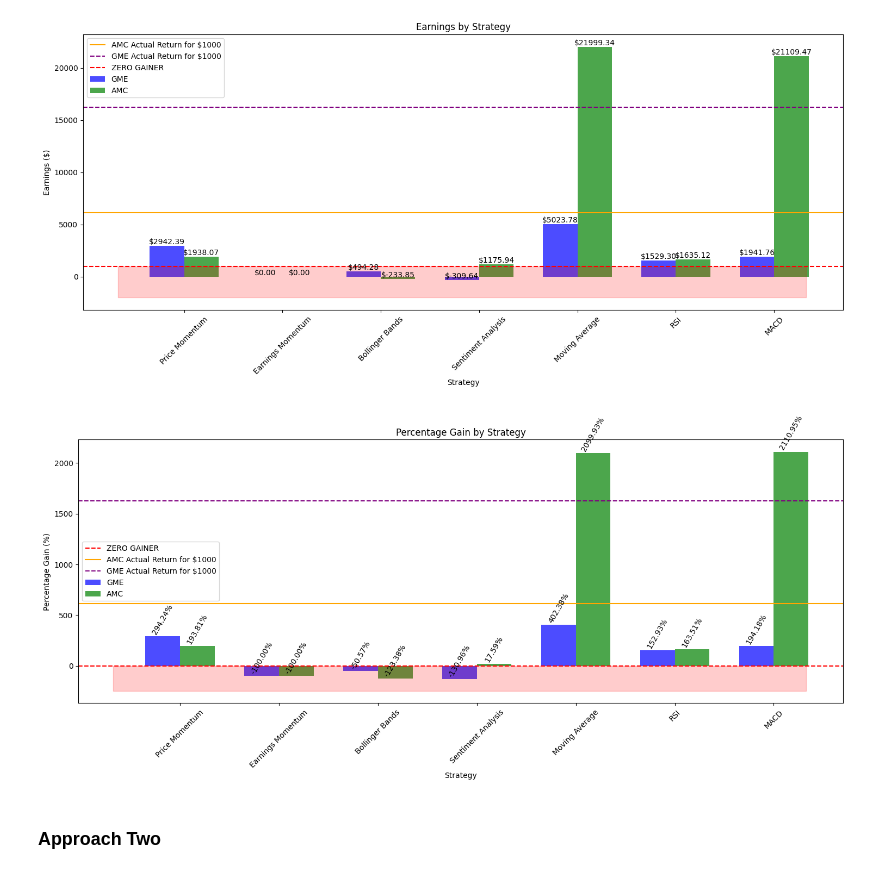
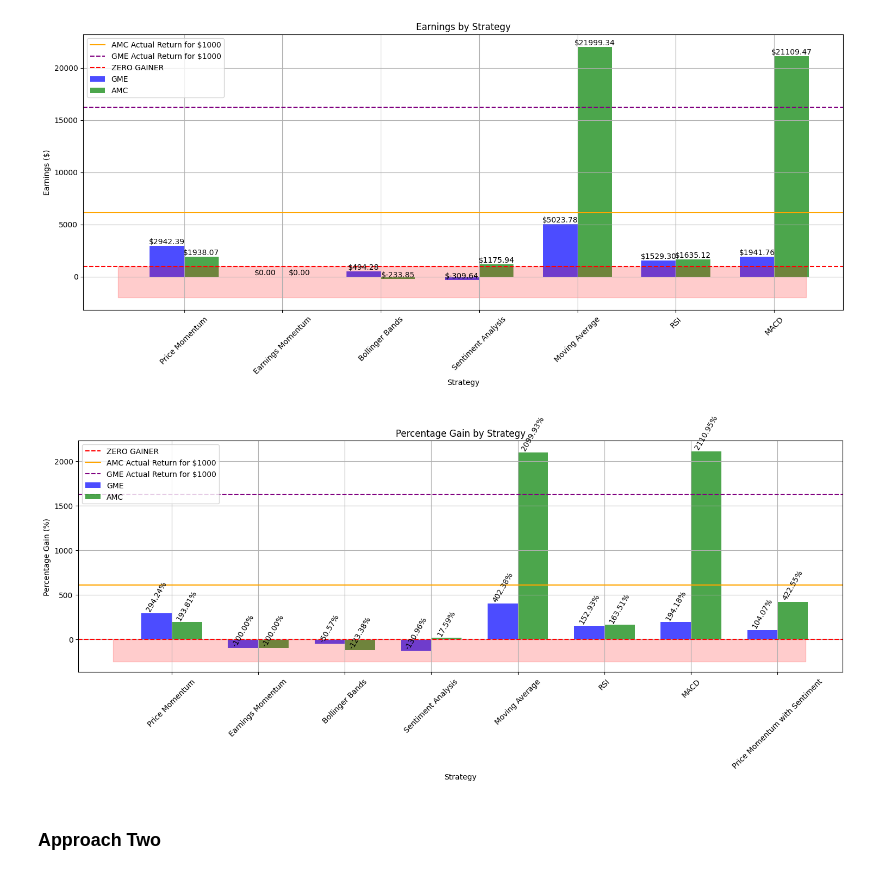
Before and after one commit to AmiraliLalehpour/MMAI-823-Final-Project, a Jupyter notebook: Amir/temp.ipynb, the cells around one changed output. Drawn from its saved outputs; the diff is of its cells as text; code cells hidden in the pictures.

```diff
--- a/Amir/temp.ipynb
+++ b/Amir/temp.ipynb
@@ -1208,6 +1201,7 @@ for i, symbol in enumerate(stockList):
     plt.axvline(pd.Timestamp(sent_endDate), color='y', linestyle='--', label='End Date')
     ax1.set_ylabel('Price')
     ax1.set_title(f'{symbol} Price and RSI')
+    plt.grid(True)
 
     # Plotting RSI
     ax2 = plt.subplot(len(stockList)*2, 1, i*2+2, sharex=ax1)
@@ -1220,6 +1214,7 @@ for i, symbol in enumerate(stockList):
     ax2.scatter(df[df[f'RSI_Signal_{symbol}'] == -1].index, df[('RSI', symbol)][df[f'RSI_Signal_{symbol}'] == -1], marker='v', color='r', label='Sell Signal', s=100)
     ax2.set_ylim([0,100])
     ax2.set_ylabel('RSI')
+    plt.grid(True)
 
 plt.tight_layout()
 plt.show()
@@ -1364,6 +1359,7 @@ for symbol in stockList:
 
     # Set Title and Legend
     plt.title(f'{symbol} Close Price, MACD and Signal Line')
+    plt.grid(True)
     plt.legend()
 
     plt.tight_layout()
@@ -1477,4 +1473,4 @@ first_aproach_earnings = [earnings_PM, earnings_momentum, earnings_bollinger, ea
 
 first_aproach_Percentage_gains = [percentage_gains_PM, percentage_gains_momentum,
                  percentage_gains_bollinger, percentage_gains_sent, percentage_gains_ma,
-                percentage_gains_rsi, percentage_gains_macd]
+                percentage_gains_rsi, percentage_gains_macd, {'GME':104.07, 'AMC':422.55}]
@@ -1526,7 +1533,7 @@ avg_percentage_gains_AMC = [d['AMC'] for d in first_aproach_Percentage_gains]
 
 # List of strategies
 strategies = ['Price Momentum', 'Earnings Momentum', 'Bollinger Bands', 'Sentiment Analysis',
-              'Moving Average', 'RSI', 'MACD']
+              'Moving Average', 'RSI', 'MACD', 'Price Momentum with Sentiment']
 
 
 # Plotting the percentage gains for GME and AMC
@@ -1539,34 +1546,35 @@ bar1 = plt.bar(index, avg_percentage_gains_GME, bar_width, label='GME', color='b
 bar2 = plt.bar([i+bar_width for i in index], avg_percentage_gains_AMC, bar_width, label='AMC', color='green', alpha=0.7)
 
 # Add labels on top of each bar
 label_offset = 5  # this value will determine how much higher the labels are placed
 font_size = 10     # determines the font size of the labels
 
 for i, rect in enumerate(bar1):
     plt.text(rect.get_x() + rect.get_width()/2.0, rect.get_height() + label_offset,
              f"{avg_percentage_gains_GME[i]:.2f}%", ha='center', va='bottom', fontsize=font_size, rotation=60)
 
 for i, rect in enumerate(bar2):
     plt.text(rect.get_x() + rect.get_width()/2.0, rect.get_height() + label_offset,
              f"{avg_percentage_gains_AMC[i]:.2f}%", ha='center', va='bottom', fontsize=font_size, rotation=60)
 
 plt.axhline(y=0, color='r', linestyle='--', label=f'ZERO GAINER')
 
 plt.axhline(y=611.11, color='orange', label=f'AMC Actual Return for $1000')
 plt.axhline(y=1625.6, color='purple', linestyle='--', label=f'GME Actual Return for $1000')
 
 # Fill the area below zero with red color
 plt.fill_between([-0.5, len(strategies)-0.5], -250, 0, color='red', alpha=0.2)
 
 plt.xlabel('Strategy')
 plt.ylabel('Percentage Gain (%)')
 plt.title('Percentage Gain by Strategy')
 plt.xticks([i+bar_width/2 for i in index], strategies, rotation=45)
+plt.grid(True)
 plt.legend()
 plt.tight_layout()
 plt.show()
 # %% [output]
-[figure, old version]
+[figure, new version]
 # %% [markdown]
 ### Approach Two
 # %%
```
Also changed, not shown: parts of 7 cells of this notebook.
